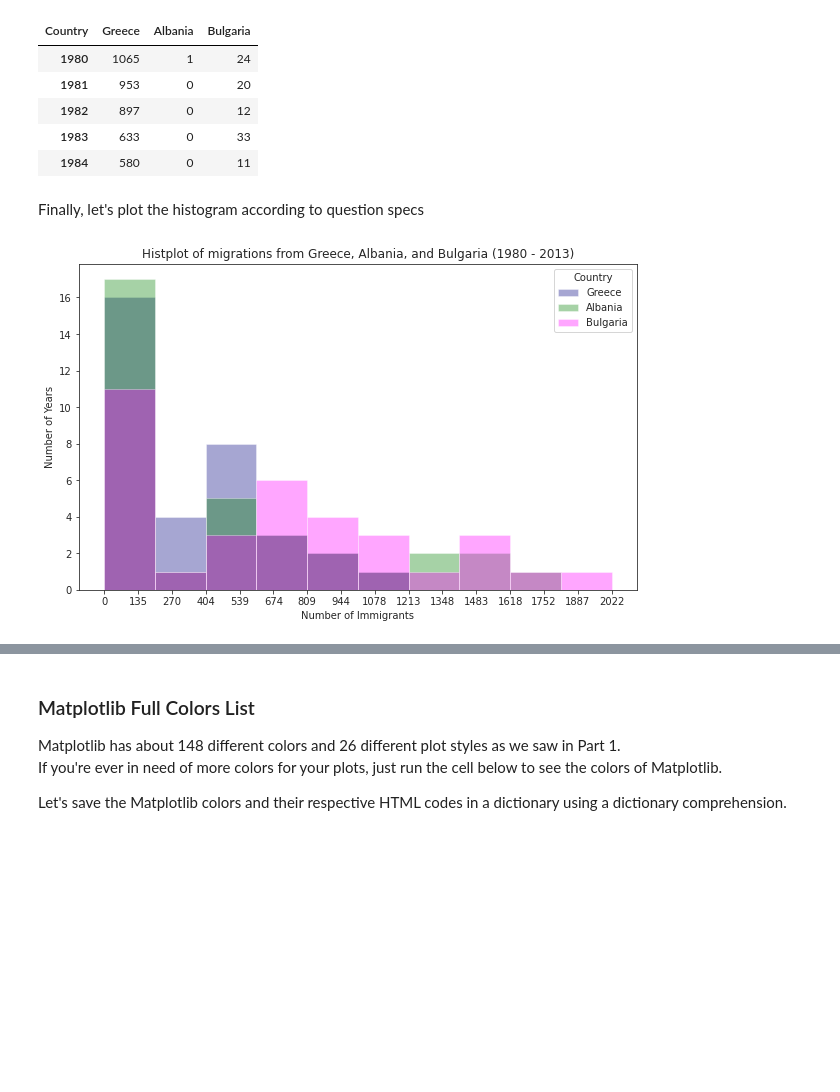
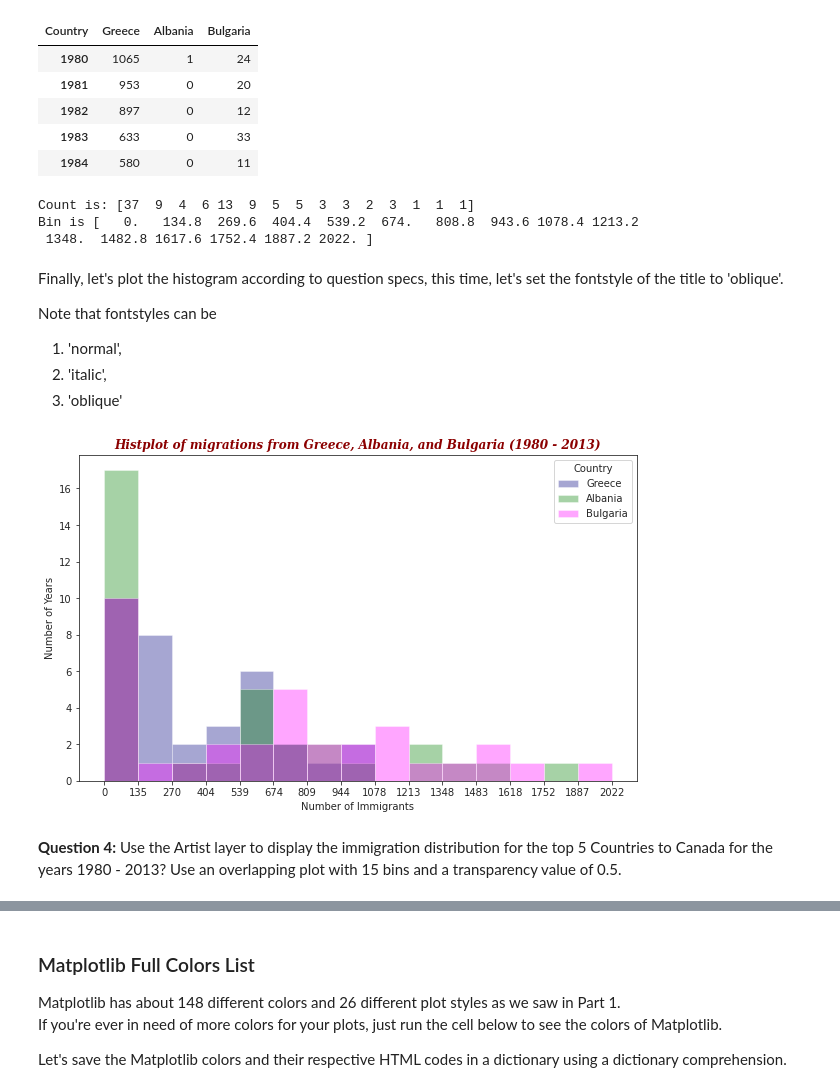
Before and after one commit to Lawrence-Krukrubo/Effective_Plotting_with_Matplotlib, a Jupyter notebook: Part_5_intro_to_matplotlib.ipynb, the cells around one changed output, grey strips where cells are left out. Saved outputs shown, nothing was run; the diff lists cells and outputs as text; code cells hidden in the pictures; blank space fills up the shorter version.

```diff
--- a/Part_5_intro_to_matplotlib.ipynb
+++ b/Part_5_intro_to_matplotlib.ipynb
@@ -60,7 +60,7 @@ Let's try to visualize the immigrations to Canada in the year 2013, using our da
 
 dict_={'fontsize': 14,
        'family': 'serif',
-        'fontweight' : 10,
+        'fontweight' : 'bold',
         'verticalalignment': 'baseline',
       'color': 'darkred'}
 # %%
@@ -312,19 +312,34 @@ df_GreeceAlbaniaBulgaria.head()
 # %%
 # Next let's define the bin size using np.hist function
 count, bin_edges = np.histogram(df_GreeceAlbaniaBulgaria, 15)
+
+print(f'Count is: {count}\nBin is {bin_edges}')
+# %% [output]
+Count is: [37  9  4  6 13  9  5  5  3  3  2  3  1  1  1]
+Bin is [   0.   134.8  269.6  404.4  539.2  674.   808.8  943.6 1078.4 1213.2
+ 1348.  1482.8 1617.6 1752.4 1887.2 2022. ]
 # %% [markdown]
-Finally, let's plot the histogram according to question specs
+Finally, let's plot the histogram according to question specs, this time, let's set the fontstyle of the title to 'oblique'.
+
+Note that fontstyles can be
+
+1. 'normal',
+2. 'italic',
+3. 'oblique'
 # %%
-df_GreeceAlbaniaBulgaria.plot.hist(xticks=bin_edges,
+df_GreeceAlbaniaBulgaria.plot.hist(figsize=(10,6),
+                   xticks=bin_edges,
                    stacked=False,
                    alpha=0.35,
                    color=['navy','green','magenta'],
-                   figsize=(10,6))
+                   bins=len(count))
 
-plt.title('Histplot of migrations from Greece, Albania, and Bulgaria (1980 - 2013)')
+plt.title('Histplot of migrations from Greece, Albania, and Bulgaria (1980 - 2013)', fontstyle='oblique', fontdict=dict_)
 plt.ylabel('Number of Years')
 plt.xlabel('Number of Immigrants')
 
 plt.show()
 # %% [output]
-[figure, old version]
+[figure, new version]
+# %% [markdown]
+**Question 4:** Use the Artist layer to display the immigration distribution for the top 5 Countries to Canada for the years 1980 - 2013? Use an overlapping plot with 15 bins and a transparency value of 0.5.
```
Also changed, not shown: parts of 26 cells of this notebook.
